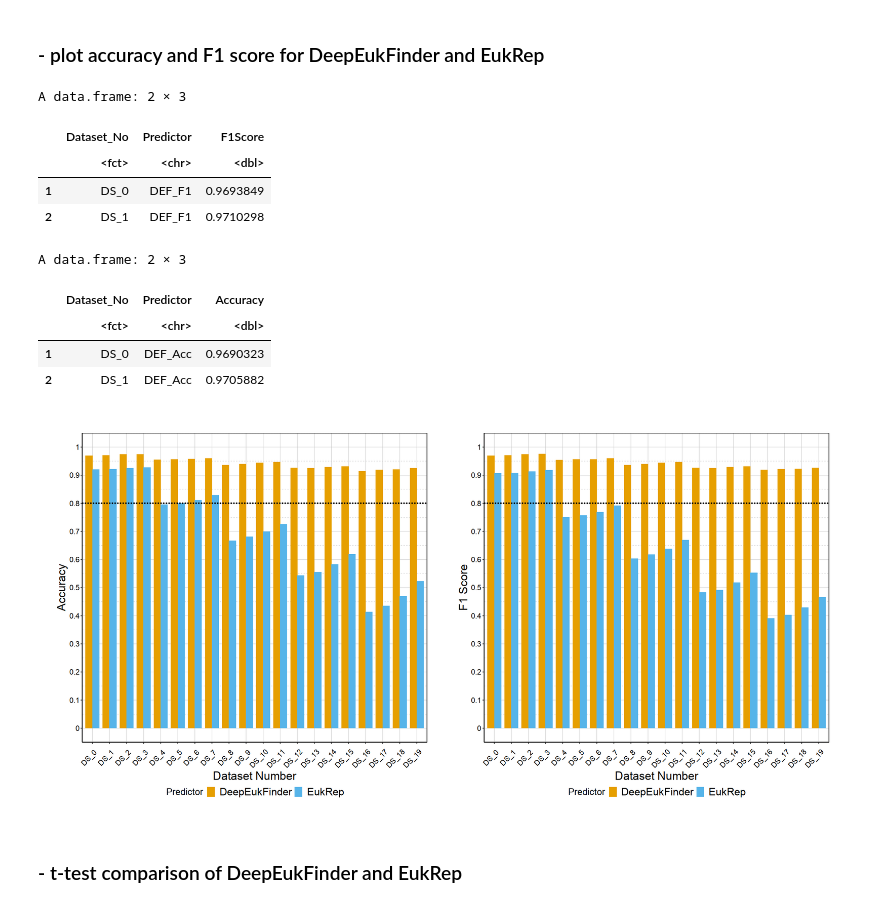
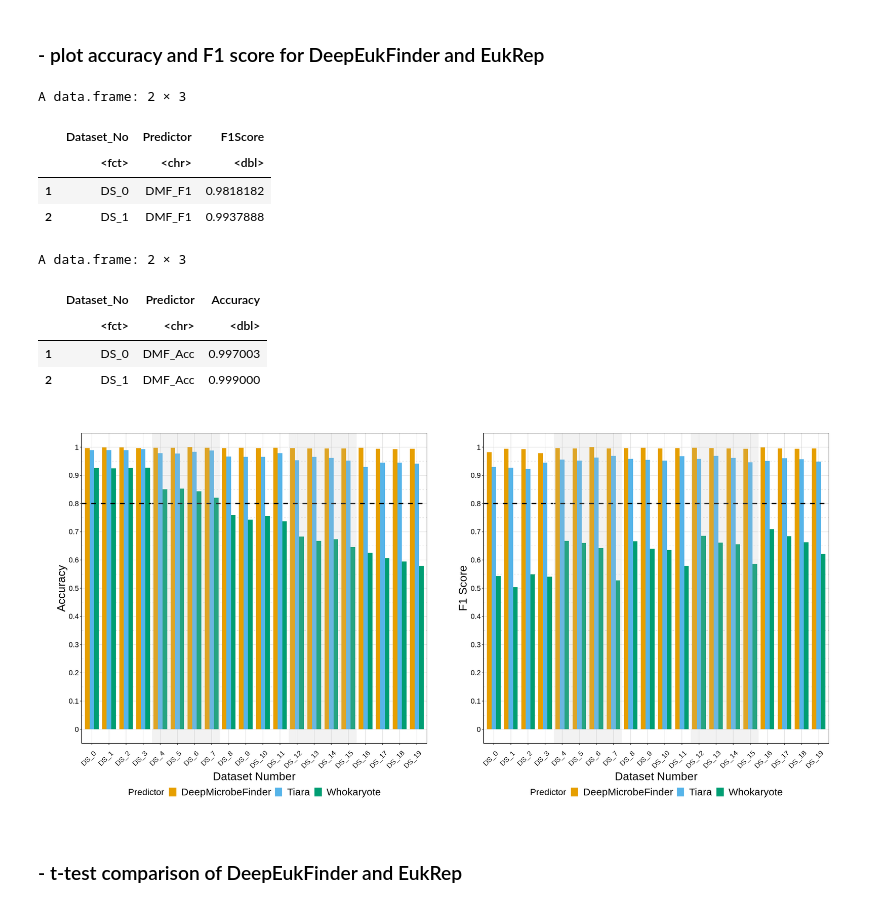
Before and after one commit to chengsly/DeepMicroClass, a Jupyter notebook: plot_figures/plot_acc_f1/Visualization_in_R.ipynb, the cells around one changed output. Drawn from its saved outputs; the diff is of its cells as text; code cells hidden in the pictures.

```diff
--- a/plot_figures/plot_acc_f1/Visualization_in_R.ipynb
+++ b/plot_figures/plot_acc_f1/Visualization_in_R.ipynb
@@ -27,7 +46,7 @@ A data.frame: 2 × 4
 # %%
 library(dplyr)
 library(tidyverse)
-filename_df <- data.frame(filename=unique(df_def$filename))
+filename_df <- data.frame(filename=unique(df_dmf$filename))
 count_df <- filename_df %>% separate(filename, into=c("Prok", "ProkVir", "Plas", "Euk", "EukVir"), sep="_", convert = T, extra = "drop")
 metadata_df <- cbind(filename_df, count_df)
 metadata_df <- metadata_df %>%
@@ -163,7 +212,7 @@ A data.frame: 2 × 3
 # %%
-# merge DeepEukFinder and EukRep
-euk_df <- cbind(df_def_euk[, c("f1_score", "accuracy")], df_eukrep_euk[, c("f1_score", "accuracy")])
-colnames(euk_df) <- c("DEF_F1", "DEF_Acc", "EukRep_F1", "EukRep_Acc")
+# merge DeepMicrobeFinder and Tiara and Whokaryote
+euk_df <- cbind(df_dmf_euk[, c("f1_score", "accuracy")], df_tiara_euk[, c("f1_score", "accuracy")], df_whokaryote_euk[, c("f1_score", "accuracy")])
+colnames(euk_df) <- c("DMF_F1", "DMF_Acc", "Tiara_F1", "Tiara_Acc", "Whokaryote_F1", "Whokaryote_Acc")
 ds_order <- paste("DS", rownames(euk_df), sep = "_")
 euk_df$Dataset_No = factor(ds_order, levels=ds_order)
 head(euk_df, 2)
@@ -190,21 +239,22 @@ options(repr.plot.width=20, repr.plot.height=10)
 
 # Euk F1 Score
 euk_df_f1 <- euk_df %>%
-  select(Dataset_No, DEF_F1, EukRep_F1) %>%
-  tidyr::gather(DEF_F1:EukRep_F1, key = "Predictor", value = "F1Score")
+  select(Dataset_No, DMF_F1, Tiara_F1, Whokaryote_F1) %>%
+  tidyr::gather(-Dataset_No, key = "Predictor", value = "F1Score")
 head(euk_df_f1, 2)
 
-#blind_colors <- c("orange2", "deepskyblue", "green", "yellow", "blue", "vermillion", "purple", "black")
+# #blind_colors <- c("orange2", "deepskyblue", "green", "yellow", "blue", "vermillion", "purple", "black")
 blind_colors <- c("#E69F00", "#56B4E9", "#009E73", "#F0E442", "#0072B2", "#D55E00", "#CC79A7", "#000000")
 
 p_euk_f1 <- ggplot(euk_df_f1) +
   geom_bar(aes(x=Dataset_No, y=F1Score, fill=Predictor), width=0.8, position = "dodge", stat="identity") +
-  scale_fill_manual(name = "Predictor", values=blind_colors, labels = c("DeepEukFinder", "EukRep")) +
+  scale_fill_manual(name = "Predictor", values=blind_colors, labels = c("DeepMicrobeFinder", "Tiara", "Whokaryote")) +
   scale_y_continuous(breaks = seq(0, 1, 0.1), labels = seq(0,1,0.1)) +
   geom_hline(yintercept=0.8, linetype="dashed", size=1, color = "black") +
   labs(x="Dataset Number", y="F1 Score") +
   coord_cartesian(ylim = c(0, 1)) +
   theme_bw() +
+  geom_rect(data=rects_2, mapping=aes(xmin=xmin, xmax=xmax, ymin = -Inf, ymax = Inf), fill="grey", color="white", alpha = 0.2, inherit.aes = FALSE) +
   theme(panel.background = element_blank(),
         axis.line = element_line(colour = "black"),
         text = element_text(size = 16),
@@ -221,57 +271,57 @@ p_euk_f1 <- ggplot(euk_df_f1) +
         legend.key.size = unit(1,"line"),
         plot.margin=unit(c(1,1,1,1),"cm"))
 
-
 # Euk Accuracy
 euk_df_acc <- euk_df %>%
-  select(Dataset_No, DEF_Acc, EukRep_Acc) %>%
-  tidyr::gather(DEF_Acc:EukRep_Acc, key = "Predictor", value = "Accuracy")
+  select(Dataset_No, DMF_Acc, Tiara_Acc, Whokaryote_Acc) %>%
+  tidyr::gather(-Dataset_No, key = "Predictor", value = "Accuracy")
 head(euk_df_acc, 2)
 
 p_euk_acc <- ggplot(data = euk_df_acc, aes(x=Dataset_No, y=Accuracy, fill=Predictor)) +
   geom_bar(width=0.8, position = "dodge", stat="identity") +
-  scale_fill_manual(name = "Predictor", values=blind_colors, labels = c("DeepEukFinder", "EukRep")) +
+  scale_fill_manual(name = "Predictor", values=blind_colors, labels = c("DeepMicrobeFinder", "Tiara", "Whokaryote")) +
   scale_y_continuous(breaks = seq(0, 1, 0.1), labels = seq(0,1,0.1)) +
   geom_hline(yintercept=0.8, linetype="dashed", size=1, color = "black") +
   labs(x="Dataset Number", y="Accuracy") +
   coord_cartesian(ylim = c(0, 1)) +
   theme_bw() +
+  geom_rect(data=rects_2, mapping=aes(xmin=xmin, xmax=xmax, ymin = -Inf, ymax = Inf), fill="grey", color="white", alpha = 0.2, inherit.aes = FALSE) +
   theme(panel.background = element_blank(),
         axis.line = element_line(colour = "black"),
         text = element_text(size = 16),
         axis.title.x = element_text(size=20, color="black", vjust=-1),
         axis.title.y = element_text(size=20, color="black"),
         axis.text.x = element_text(angle = 45, hjust = 0.8, vjust=0.6, color="black"),
         axis.text.y = element_text(angle = 0, color="black"),
         panel.grid.minor.x = element_line(colour = "grey", size=0.2, linetype = 'dashed'),
         panel.grid.major.x = element_line(colour = "grey", size=0.2),
         panel.grid.minor.y = element_line(colour = "grey", size = 0.2, linetype = 'dashed'),
         panel.grid.major.y = element_line(colour = "grey", size=0.2),
         legend.position = "bottom",
         legend.text=element_text(size=18),
         legend.key.size = unit(1,"line"),
         plot.margin=unit(c(1,1,1,1),"cm"))
 
 library(patchwork)
 p_euk_bar <- p_euk_acc + p_euk_f1
 p_euk_bar
 
-ggsave(filename="DEF_EukRep_Euk_comparison_barplot.pdf",  useDingbats=FALSE,
+ggsave(filename="DMF_Tiara_Whokaryote_Euk_comparison_barplot.pdf",  useDingbats=FALSE,
        plot = last_plot(), path=res_dir,
        scale = 1, width = 400, height = 200, units = "mm",
        dpi = 300, limitsize = FALSE)
 # %% [output]
 A data.frame: 2 × 3
 |  | Dataset_No | Predictor | F1Score |
 |  | <fct> | <chr> | <dbl> |
-| 1 | DS_0 | DEF_F1 | 0.9693849 |
-| 2 | DS_1 | DEF_F1 | 0.9710298 |
+| 1 | DS_0 | DMF_F1 | 0.9818182 |
+| 2 | DS_1 | DMF_F1 | 0.9937888 |
 A data.frame: 2 × 3
 |  | Dataset_No | Predictor | Accuracy |
 |  | <fct> | <chr> | <dbl> |
-| 1 | DS_0 | DEF_Acc | 0.9690323 |
-| 2 | DS_1 | DEF_Acc | 0.9705882 |
+| 1 | DS_0 | DMF_Acc | 0.997003 |
+| 2 | DS_1 | DMF_Acc | 0.999000 |
-[figure, old version]
+[figure, new version]
 # %% [markdown]
 ### - t-test comparison of DeepEukFinder and EukRep
 # %%
```
Also changed, not shown: parts of 18 cells of this notebook, 1 other file.
